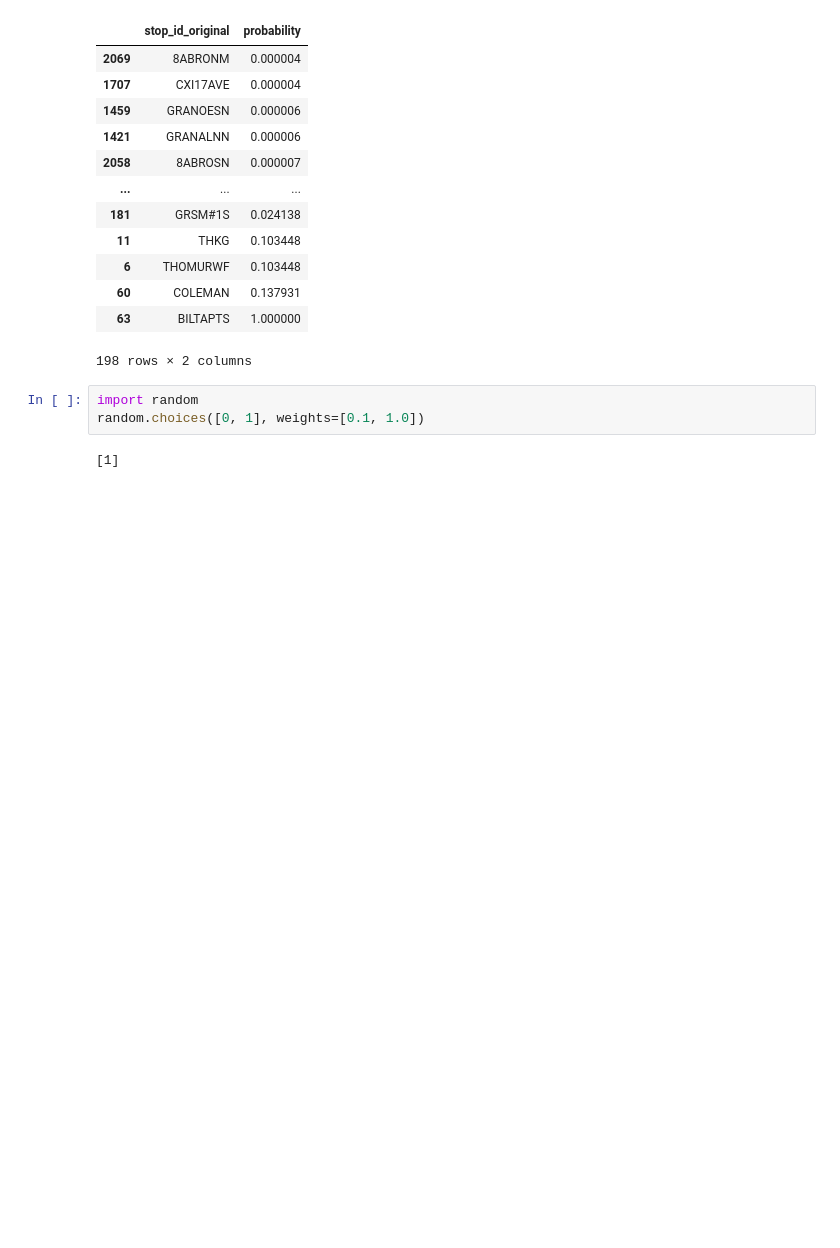
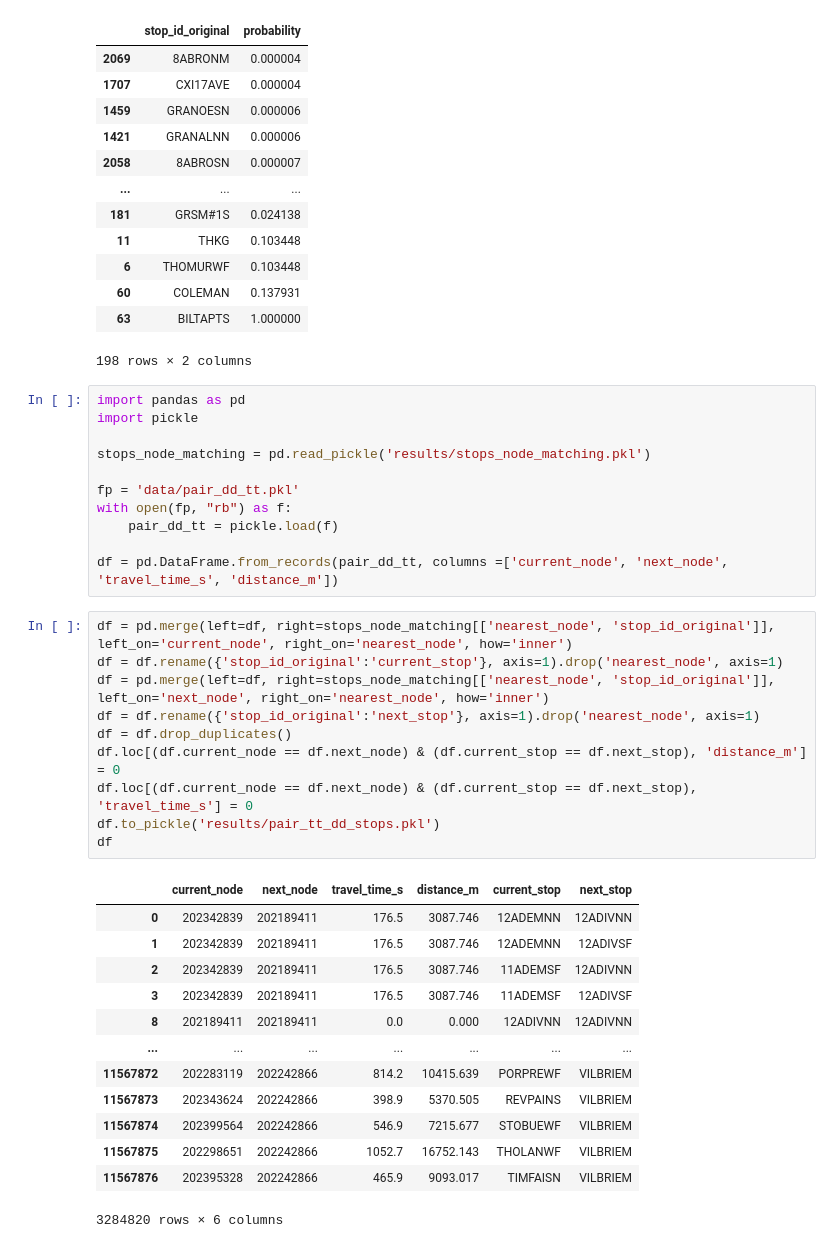
Before and after one commit to jptalusan/ICCPS_stationing, a Jupyter notebook: data_generation/generate_files_scheduledtime.ipynb, the cells around one changed output. Drawn from its saved outputs; the diff is of its cells as text; blank space fills up the shorter version.

```diff
--- a/data_generation/generate_files_scheduledtime.ipynb
+++ b/data_generation/generate_files_scheduledtime.ipynb
@@ -423,8 +423,38 @@ all_stop_probabilities.query("probability > 0").sort_values('probability')
 | 60 | COLEMAN | 0.137931 |
 | 63 | BILTAPTS | 1.000000 |
 198 rows × 2 columns
-# %%
-import random
-random.choices([0, 1], weights=[0.1, 1.0])
-# %% [output]
-[1]
+# %%
+import pandas as pd
+import pickle
+
+stops_node_matching = pd.read_pickle('results/stops_node_matching.pkl')
+
+fp = 'data/pair_dd_tt.pkl'
+with open(fp, "rb") as f:
+    pair_dd_tt = pickle.load(f)
+
+df = pd.DataFrame.from_records(pair_dd_tt, columns =['current_node', 'next_node', 'travel_time_s', 'distance_m'])
+# %%
+df = pd.merge(left=df, right=stops_node_matching[['nearest_node', 'stop_id_original']], left_on='current_node', right_on='nearest_node', how='inner')
+df = df.rename({'stop_id_original':'current_stop'}, axis=1).drop('nearest_node', axis=1)
+df = pd.merge(left=df, right=stops_node_matching[['nearest_node', 'stop_id_original']], left_on='next_node', right_on='nearest_node', how='inner')
+df = df.rename({'stop_id_original':'next_stop'}, axis=1).drop('nearest_node', axis=1)
+df = df.drop_duplicates()
+df.loc[(df.current_node == df.next_node) & (df.current_stop == df.next_stop), 'distance_m'] = 0
+df.loc[(df.current_node == df.next_node) & (df.current_stop == df.next_stop), 'travel_time_s'] = 0
+df.to_pickle('results/pair_tt_dd_stops.pkl')
+df
+# %% [output]
+|  | current_node | next_node | travel_time_s | distance_m | current_stop | next_stop |
+| 0 | 202342839 | 202189411 | 176.5 | 3087.746 | 12ADEMNN | 12ADIVNN |
+| 1 | 202342839 | 202189411 | 176.5 | 3087.746 | 12ADEMNN | 12ADIVSF |
+| 2 | 202342839 | 202189411 | 176.5 | 3087.746 | 11ADEMSF | 12ADIVNN |
+| 3 | 202342839 | 202189411 | 176.5 | 3087.746 | 11ADEMSF | 12ADIVSF |
+| 8 | 202189411 | 202189411 | 0.0 | 0.000 | 12ADIVNN | 12ADIVNN |
+| ... | ... | ... | ... | ... | ... | ... |
+| 11567872 | 202283119 | 202242866 | 814.2 | 10415.639 | PORPREWF | VILBRIEM |
+| 11567873 | 202343624 | 202242866 | 398.9 | 5370.505 | REVPAINS | VILBRIEM |
+| 11567874 | 202399564 | 202242866 | 546.9 | 7215.677 | STOBUEWF | VILBRIEM |
+| 11567875 | 202298651 | 202242866 | 1052.7 | 16752.143 | THOLANWF | VILBRIEM |
+| 11567876 | 202395328 | 202242866 | 465.9 | 9093.017 | TIMFAISN | VILBRIEM |
+3284820 rows × 6 columns
```
Also changed, not shown: parts of 6 cells of this notebook, 15 other files.
